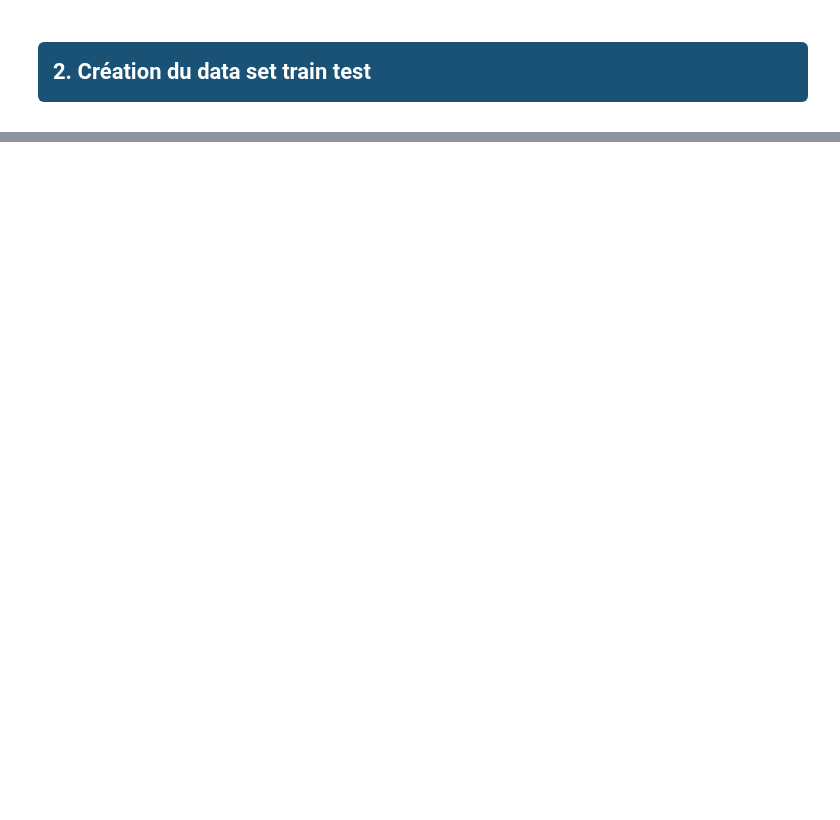
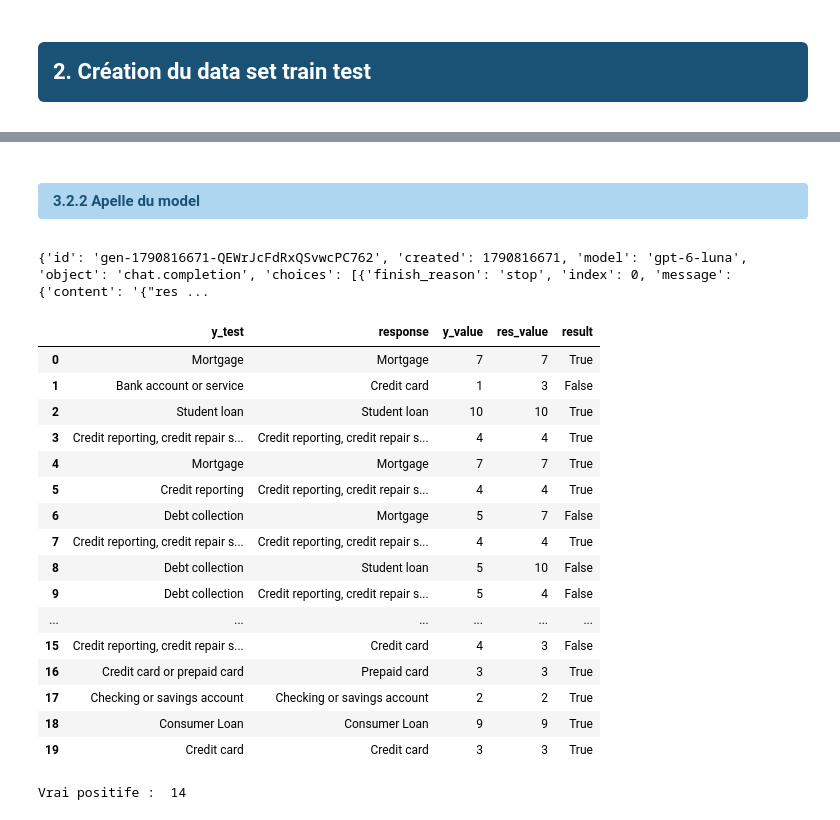
Before and after one commit to GreatTeacherJ/ZenAssist, a Jupyter notebook: src/app/data.ipynb, the cells around one changed output, grey strips where cells are left out. Saved outputs shown, nothing was run; the diff lists cells and outputs as text; code cells hidden in the pictures; blank space fills up the shorter version.

```diff
--- a/src/app/data.ipynb
+++ b/src/app/data.ipynb
@@ -485,0 +659,6 @@ memory usage: 46.8 MB
+# %%
+# Lire les fichiers prompt
+with open("../data/syteme_prompt.txt", "r", encoding="utf-8") as f:
+    prompt_fully = f.read()
+with open("../data/syteme_prompt_small.txt", "r", encoding="utf-8") as f:
+    prompt_small = f.read()
@@ -485,0 +672,5 @@ memory usage: 46.8 MB
+# %% [markdown]
+#### <p style="background-color:#AED6F1; color:#1A5276; padding:8px 15px; border-radius:4px; font-size:15px; font-weight:bold;">3.2.2 Apelle du model</p>
+# %%
+#Taille des donner de test
+LEN_TEST = 20
@@ -485,0 +708,42 @@ memory usage: 46.8 MB
+# %%
+test_list = X_test.tolist()[:LEN_TEST]
+response_small = call_mamouth(prompt_small,test_list )
+print(response_small)
+# %% [output]
+{'id': 'gen-1790816671-QEWrJcFdRxQSvwcPC762', 'created': 1790816671, 'model': 'gpt-6-luna', 'object': 'chat.completion', 'choices': [{'finish_reason': 'stop', 'index': 0, 'message': {'content': '{"res ...
+# %%
+def verif_res(res):
+    format_res = res["choices"][0]["message"]["content"]
+    if(isinstance(format_res, str)):
+        res_value = ast.literal_eval(res["choices"][0]["message"]["content"])
+        return res_value["response"]
+    else:
+        return format_res["response"]
+# %%
+value_small = verif_res(response_small)
+y_test_reduc = y_test.iloc[:LEN_TEST].to_list()
+df = pd.DataFrame({"y_test":y_test_reduc, "response":value_small})
+df["y_value"] = df["y_test"].map(true_target)
+df["res_value"] = df["response"].map(true_target)
+df["result"] = df["y_value"] == df["res_value"]
+display(df)
+print("Vrai positife : ", df["result"].sum())
+# %% [output]
+|  | y_test | response | y_value | res_value | result |
+| 0 | Mortgage | Mortgage | 7 | 7 | True |
+| 1 | Bank account or service | Credit card | 1 | 3 | False |
+| 2 | Student loan | Student loan | 10 | 10 | True |
+| 3 | Credit reporting, credit repair s... | Credit reporting, credit repair s... | 4 | 4 | True |
+| 4 | Mortgage | Mortgage | 7 | 7 | True |
+| 5 | Credit reporting | Credit reporting, credit repair s... | 4 | 4 | True |
+| 6 | Debt collection | Mortgage | 5 | 7 | False |
+| 7 | Credit reporting, credit repair s... | Credit reporting, credit repair s... | 4 | 4 | True |
+| 8 | Debt collection | Student loan | 5 | 10 | False |
+| 9 | Debt collection | Credit reporting, credit repair s... | 5 | 4 | False |
+| ... | ... | ... | ... | ... | ... |
+| 15 | Credit reporting, credit repair s... | Credit card | 4 | 3 | False |
+| 16 | Credit card or prepaid card | Prepaid card | 3 | 3 | True |
+| 17 | Checking or savings account | Checking or savings account | 2 | 2 | True |
+| 18 | Consumer Loan | Consumer Loan | 9 | 9 | True |
+| 19 | Credit card | Credit card | 3 | 3 | True |
+Vrai positife :  14
```
Also changed, not shown: parts of 42 cells of this notebook, 6 other files.
